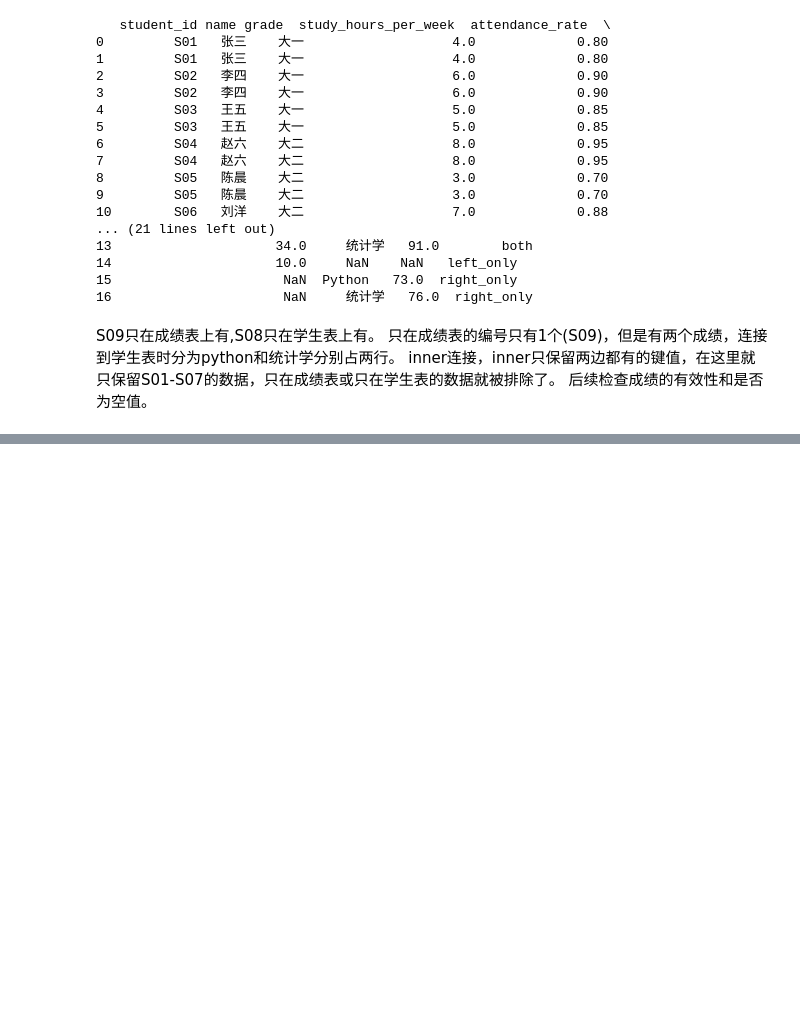
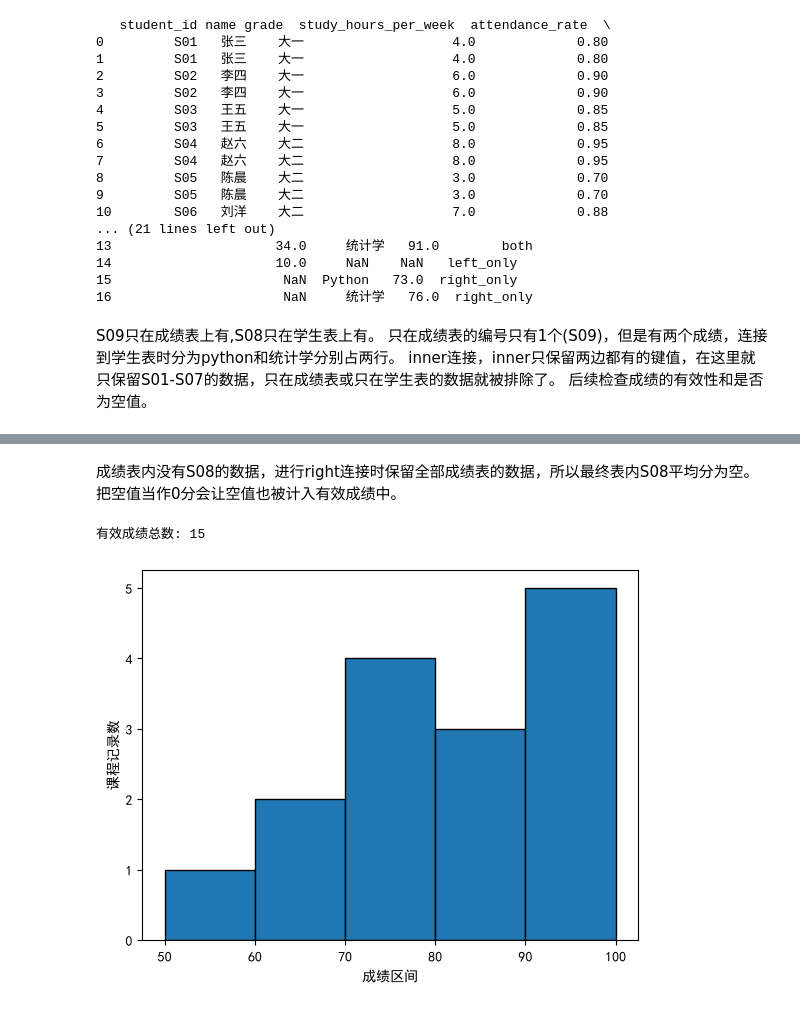
Before and after one commit to CN-hqjixhf/Rhine-Lab, a Jupyter notebook: Rhine Lab AI-Model/lesson 3/lesson3.ipynb, the cells around one changed output, grey strips where cells are left out. Cells and saved outputs as stored; diff of their text form; code cells hidden in the pictures; blank space fills up the shorter version.

```diff
--- a/Rhine Lab AI-Model/lesson 3/lesson3.ipynb
+++ b/Rhine Lab AI-Model/lesson 3/lesson3.ipynb
@@ -4,14 +4,18 @@ import numpy as np
 import pandas as pd
 import matplotlib.pyplot as plt
 
-road1=Path.cwd()#获取路径,ipynb与数据文件同在一个文件夹下
+# 设置中文字体和负号显示
+plt.rcParams['font.sans-serif'] = ['SimHei']
+plt.rcParams['axes.unicode_minus'] = False
+
+road1=Path.cwd()#获取路径,lesson3.ipynb与数据文件同在一个文件夹下
 scores_path=(road1/"homework_scores.csv")
 student_path=(road1/"homework_students.csv")
 
 scores_data=pd.read_csv(scores_path,encoding="utf-8-sig")
 student_data=pd.read_csv(student_path,encoding="utf-8-sig")
 print("学生表:",student_data.shape,"成绩表:",scores_data.shape)#输出行数
-print("学生表列名:",student_data.columns,"成绩表列名:",scores_data.columns)
+print("学生表列名:",student_data.columns,"\n成绩表列名:",scores_data.columns)
 print(student_data.drop_duplicates().to_string(index=False))#去重，转为str输出
 print(scores_data.drop_duplicates().to_string(index=False))
 # %% [output]
@@ -123,0 +159,6 @@ inner连接，inner只保留两边都有的键值，在这里就只保留S01-S07
+# %%
+student_scores_data=scores_data.groupby("student_id").size()
+print("学生课程记录行数\n",student_scores_data.to_string())
+student_valid_scores_data=scores_data.groupby("student_id")["score"].count()
+student_average_scores_data=scores_data.groupby("student_id")["score"].mean()
+print("有效成绩数:\n",student_valid_scores_data.to_string(),"\n平均分:\n",student_average_scores_data.to_string())
@@ -123,0 +254,12 @@ inner连接，inner只保留两边都有的键值，在这里就只保留S01-S07
+# %% [markdown]
+成绩表内没有S08的数据，进行right连接时保留全部成绩表的数据，所以最终表内S08平均分为空。
+把空值当作0分会让空值也被计入有效成绩中。
+# %%
+used_score=scores_data["score"]
+plt.hist(used_score,bins=5,range=[50,100],edgecolor = "black")
+plt.xlabel("成绩区间")
+plt.ylabel("课程记录数")
+print("有效成绩总数:",student_valid_scores_data.sum())
+# %% [output]
+有效成绩总数: 15
+[figure, added]
```
Also changed, not shown: parts of 14 cells of this notebook, 3 other files.
